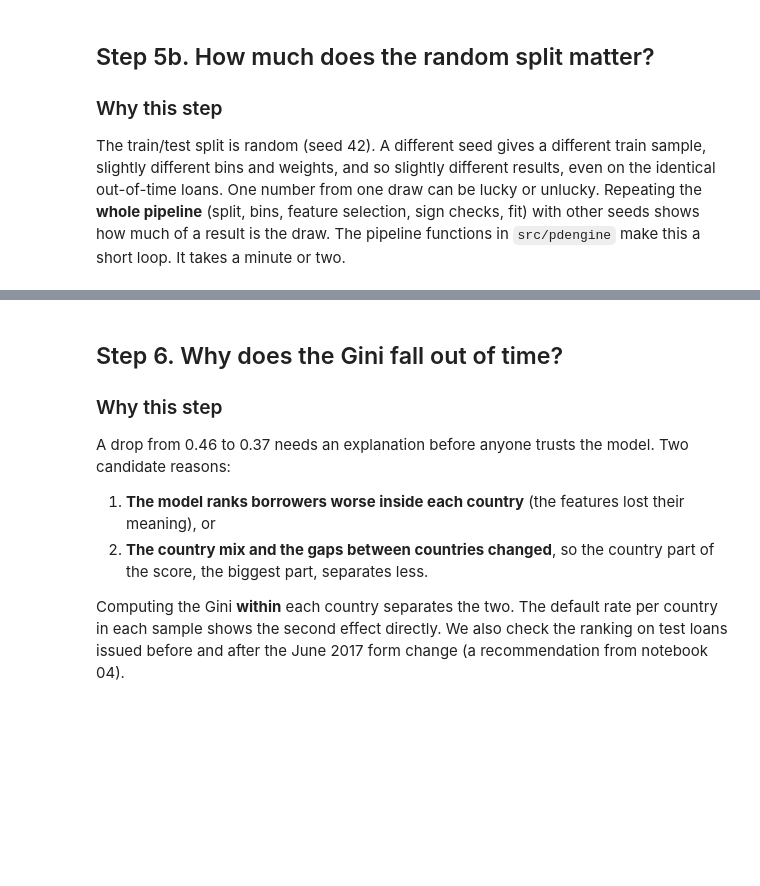
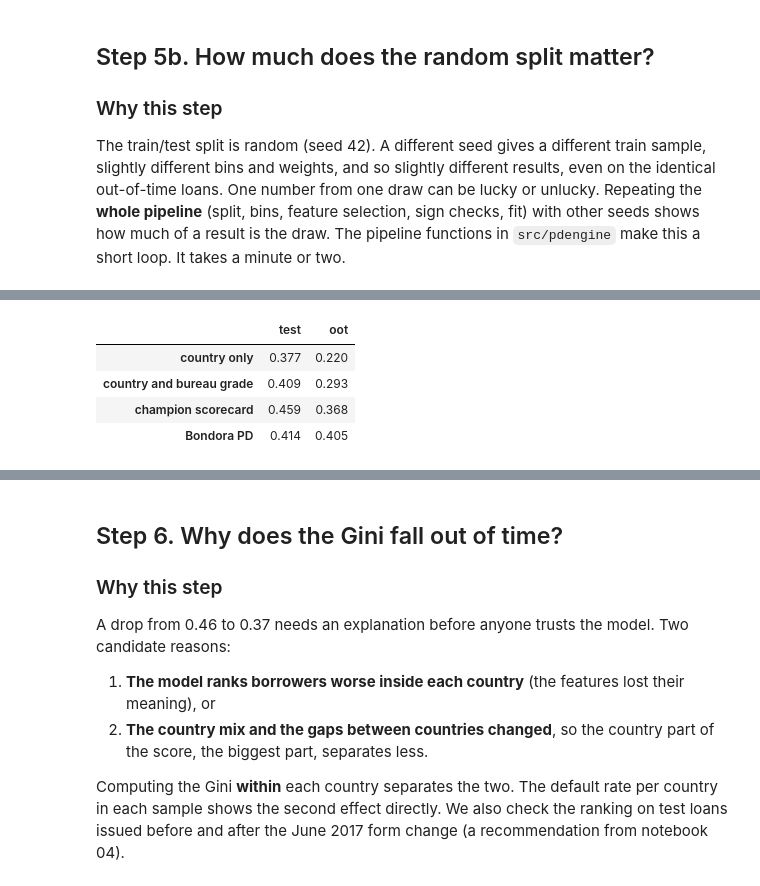
Before and after one commit to Langsi97/credit-risk-pd-engine-ifrs9, a Jupyter notebook: notebooks/05_scorecard.ipynb, the cells around one changed output, grey strips where cells are left out. Cells and saved outputs as stored; diff of their text form; code cells hidden in the pictures; blank space fills up the shorter version.

```diff
--- a/notebooks/05_scorecard.ipynb
+++ b/notebooks/05_scorecard.ipynb
@@ -483,0 +486,19 @@ Report the out-of-time Gini as a range over seeds next to the seed-42 value, so
+# %%
+def fit_baseline(cols):
+    m = sm.Logit(y[is_train], sm.add_constant(woe.loc[is_train, cols])).fit(disp=0)
+    return m.predict(sm.add_constant(woe[cols]))
+
+
+country_code = raw["Country"].map({"EE": 0, "FI": 1, "ES": 2})       # ranks by country risk
+candidates = {"country only": country_code,
+              "country and bureau grade": fit_baseline(["country_bureau_grade"]),
+              "champion scorecard": pd_model,
+              "Bondora PD": bondora_pd}
+pd.DataFrame({name: {s: gini(y[m], score_[m]) for s, m in [("test", is_test), ("oot", is_oot)]}
+              for name, score_ in candidates.items()}).T.round(3)
+# %% [output]
+|  | test | oot |
+| country only | 0.377 | 0.220 |
+| country and bureau grade | 0.409 | 0.293 |
+| champion scorecard | 0.459 | 0.368 |
+| Bondora PD | 0.414 | 0.405 |
```
Also changed, not shown: parts of 27 cells of this notebook, 9 other files.
